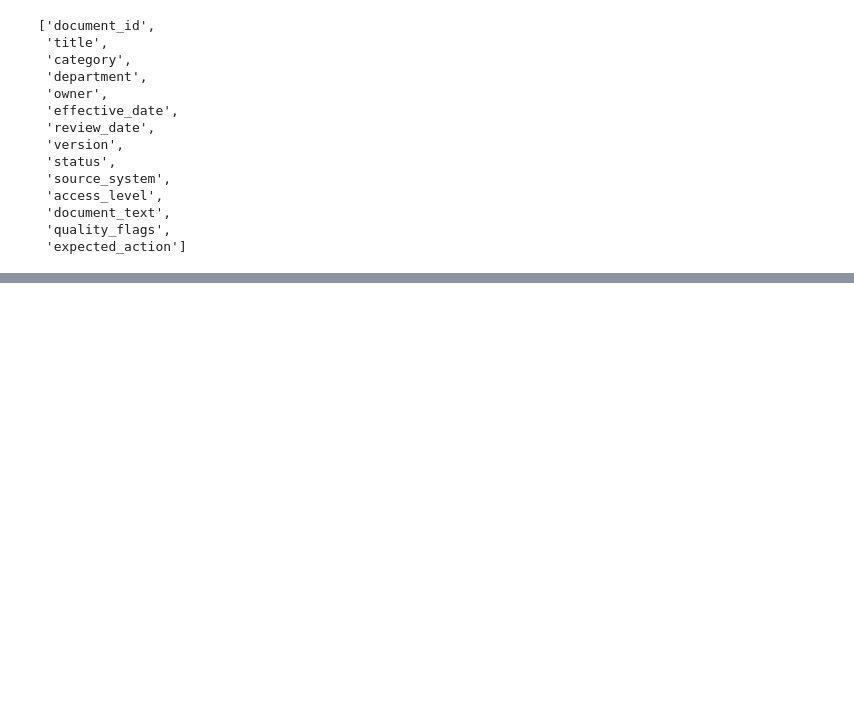
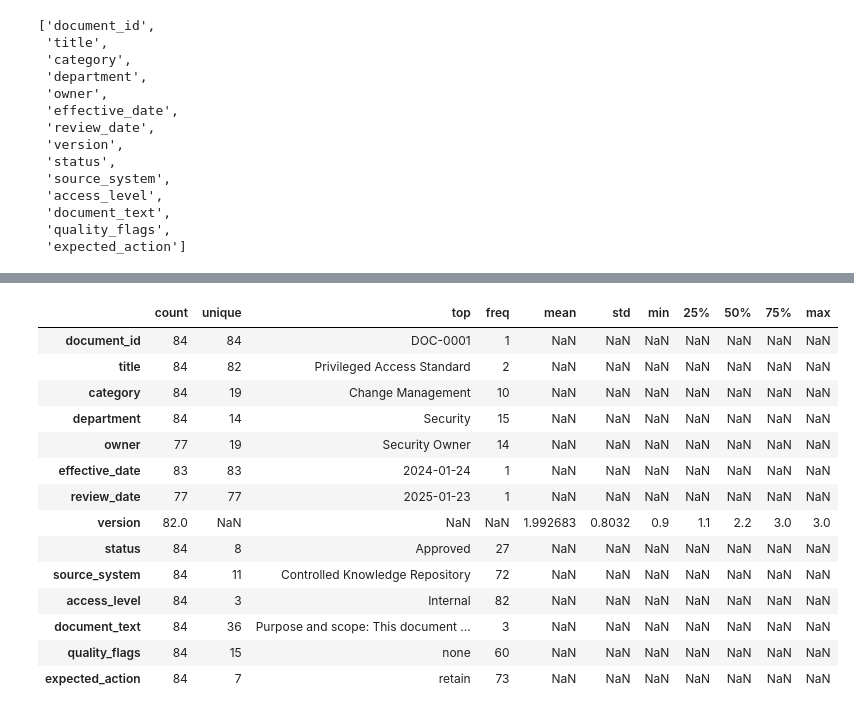
Before and after one commit to anurag-insights/RAG-Based-AI-Document-Assistant-, a Jupyter notebook: notebooks/01_EDA.ipynb, the cells around one changed output, grey strips where cells are left out. Cells and saved outputs as stored; diff of their text form; code cells hidden in the pictures; blank space fills up the shorter version.

```diff
--- a/notebooks/01_EDA.ipynb
+++ b/notebooks/01_EDA.ipynb
@@ -148,0 +206,18 @@ df.columns.tolist()
+# %%
+df.describe(include="all").T
+# %% [output]
+|  | count | unique | top | freq | mean | std | min | 25% | 50% | 75% | max |
+| document_id | 84 | 84 | DOC-0001 | 1 | NaN | NaN | NaN | NaN | NaN | NaN | NaN |
+| title | 84 | 82 | Privileged Access Standard | 2 | NaN | NaN | NaN | NaN | NaN | NaN | NaN |
+| category | 84 | 19 | Change Management | 10 | NaN | NaN | NaN | NaN | NaN | NaN | NaN |
+| department | 84 | 14 | Security | 15 | NaN | NaN | NaN | NaN | NaN | NaN | NaN |
+| owner | 77 | 19 | Security Owner | 14 | NaN | NaN | NaN | NaN | NaN | NaN | NaN |
+| effective_date | 83 | 83 | 2024-01-24 | 1 | NaN | NaN | NaN | NaN | NaN | NaN | NaN |
+| review_date | 77 | 77 | 2025-01-23 | 1 | NaN | NaN | NaN | NaN | NaN | NaN | NaN |
+| version | 82.0 | NaN | NaN | NaN | 1.992683 | 0.8032 | 0.9 | 1.1 | 2.2 | 3.0 | 3.0 |
+| status | 84 | 8 | Approved | 27 | NaN | NaN | NaN | NaN | NaN | NaN | NaN |
+| source_system | 84 | 11 | Controlled Knowledge Repository | 72 | NaN | NaN | NaN | NaN | NaN | NaN | NaN |
+| access_level | 84 | 3 | Internal | 82 | NaN | NaN | NaN | NaN | NaN | NaN | NaN |
+| document_text | 84 | 36 | Purpose and scope: This document ... | 3 | NaN | NaN | NaN | NaN | NaN | NaN | NaN |
+| quality_flags | 84 | 15 | none | 60 | NaN | NaN | NaN | NaN | NaN | NaN | NaN |
+| expected_action | 84 | 7 | retain | 73 | NaN | NaN | NaN | NaN | NaN | NaN | NaN |
```
Also changed, not shown: parts of 13 cells of this notebook.
